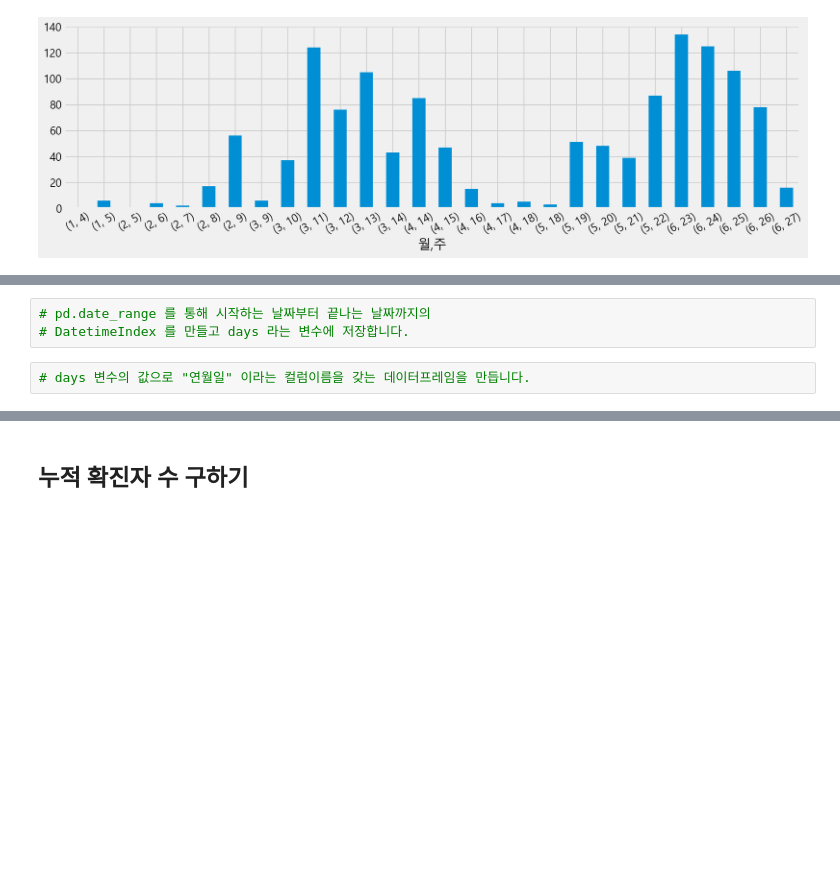
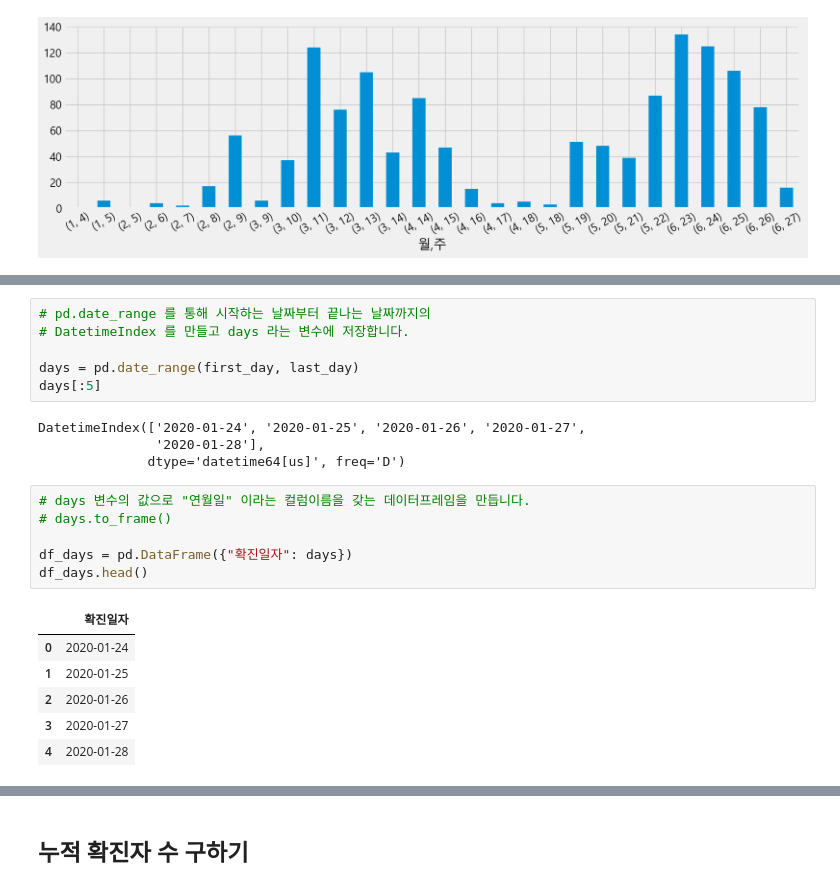
Before and after one commit to nz663633/data-analysis-viz, a Jupyter notebook: seoul-covid-19-02-eda-input.ipynb, the cells around one changed output, grey strips where cells are left out. Cells and saved outputs as stored; diff of their text form; blank space fills up the shorter version.

```diff
--- a/seoul-covid-19-02-eda-input.ipynb
+++ b/seoul-covid-19-02-eda-input.ipynb
@@ -352,7 +361,25 @@ month_weekly_case.plot.bar(figsize=(15, 4), rot=30)
 # %%
 # pd.date_range 를 통해 시작하는 날짜부터 끝나는 날짜까지의
 # DatetimeIndex 를 만들고 days 라는 변수에 저장합니다.
+
+days = pd.date_range(first_day, last_day)
+days[:5]
+# %% [output]
+DatetimeIndex(['2020-01-24', '2020-01-25', '2020-01-26', '2020-01-27',
+               '2020-01-28'],
+              dtype='datetime64[us]', freq='D')
 # %%
 # days 변수의 값으로 "연월일" 이라는 컬럼이름을 갖는 데이터프레임을 만듭니다.
+# days.to_frame()
+
+df_days = pd.DataFrame({"확진일자": days})
+df_days.head()
+# %% [output]
+|  | 확진일자 |
+| 0 | 2020-01-24 |
+| 1 | 2020-01-25 |
+| 2 | 2020-01-26 |
+| 3 | 2020-01-27 |
+| 4 | 2020-01-28 |
 # %%
 # 확진일자별로 빈도수 구하기
```
Also changed, not shown: parts of 7 cells of this notebook.
